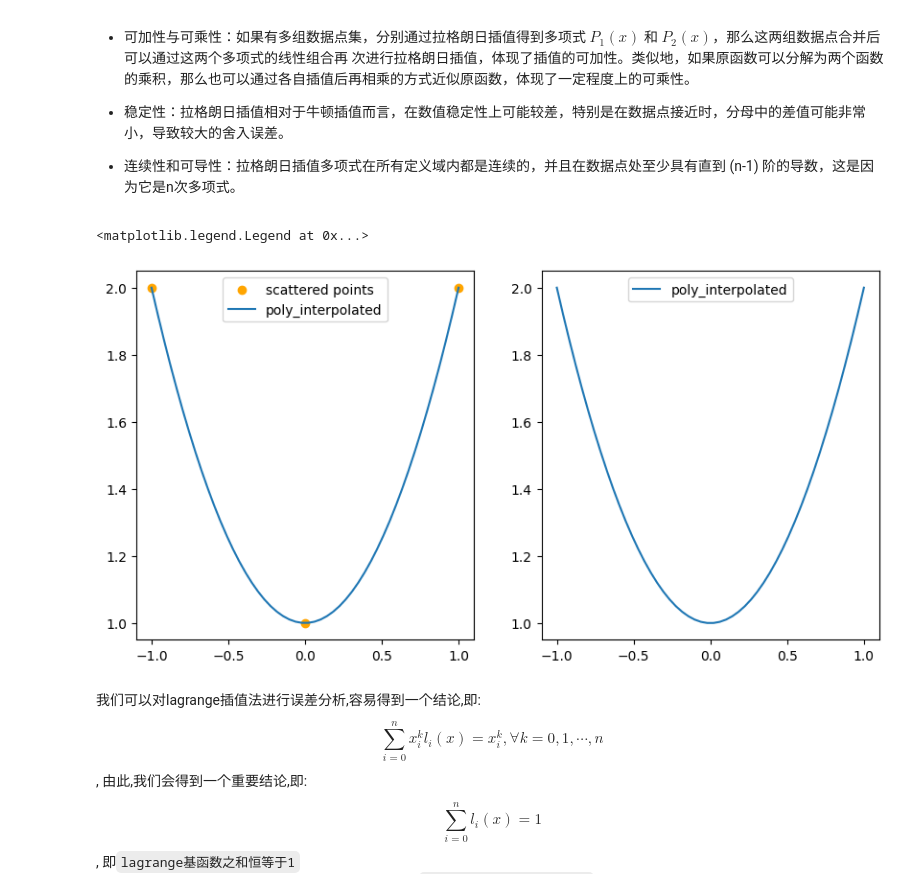
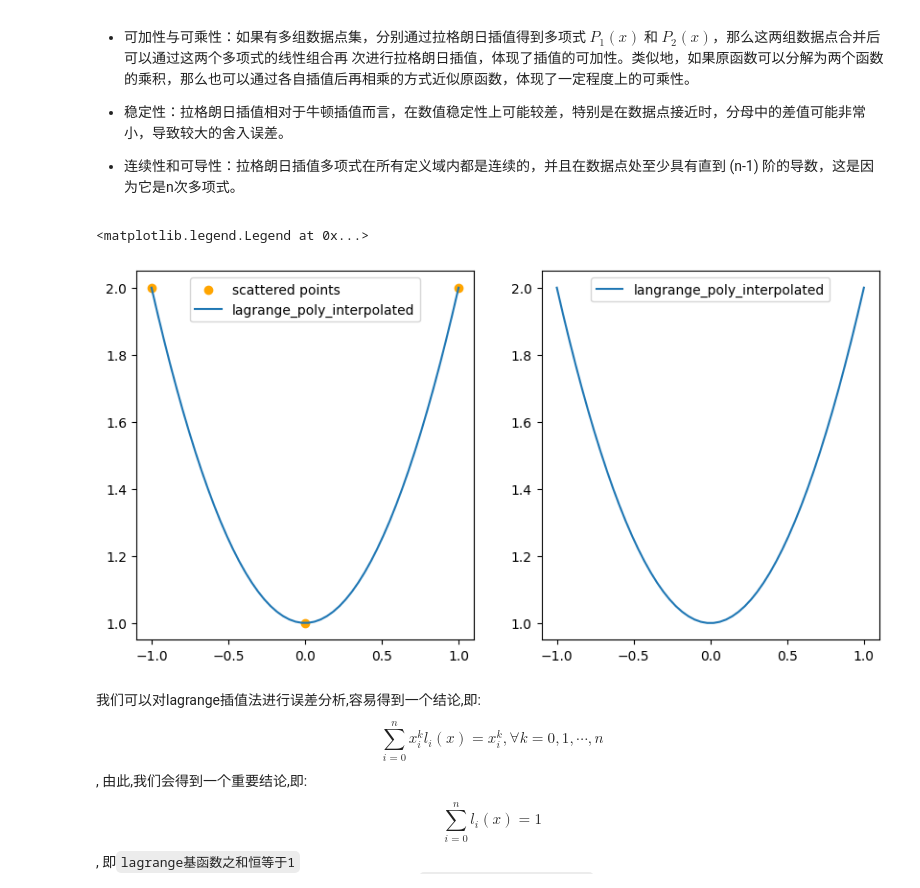
Before and after one commit to oooopsa/numeric_analysis, a Jupyter notebook: Code/插值法.ipynb, the cells around one changed output. Cells and saved outputs as stored; diff of their text form; code cells hidden in the pictures.

```diff
--- a/Code/插值法.ipynb
+++ b/Code/插值法.ipynb
@@ -263,17 +263,17 @@ def lagrange_interpolate(x_in, y_in, x):
 # %%
 y2 = lagrange_interpolate(a,b,x)
 
 plt.figure(figsize=(10, 5))
 
 plt.subplot(1,2,1).scatter(a, b, color="orange")
 plt.subplot(1,2,1).plot(x, y2)
-plt.subplot(1,2,1).legend(["scattered points", "poly_interpolated"])
+plt.subplot(1,2,1).legend(["scattered points", "lagrange_poly_interpolated"])
 
 plt.subplot(1,2,2).plot(x, y2)
-plt.subplot(1,2,2).legend([ "poly_interpolated"])
+plt.subplot(1,2,2).legend([ "langrange_poly_interpolated"])
 # %% [output]
 <matplotlib.legend.Legend at 0x...>
-[figure, old version]
+[figure, new version]
 # %% [markdown]
 我们可以对lagrange插值法进行误差分析,容易得到一个结论,即:
 $$
```
Also changed, not shown: parts of 2 cells of this notebook, 49 other files.
